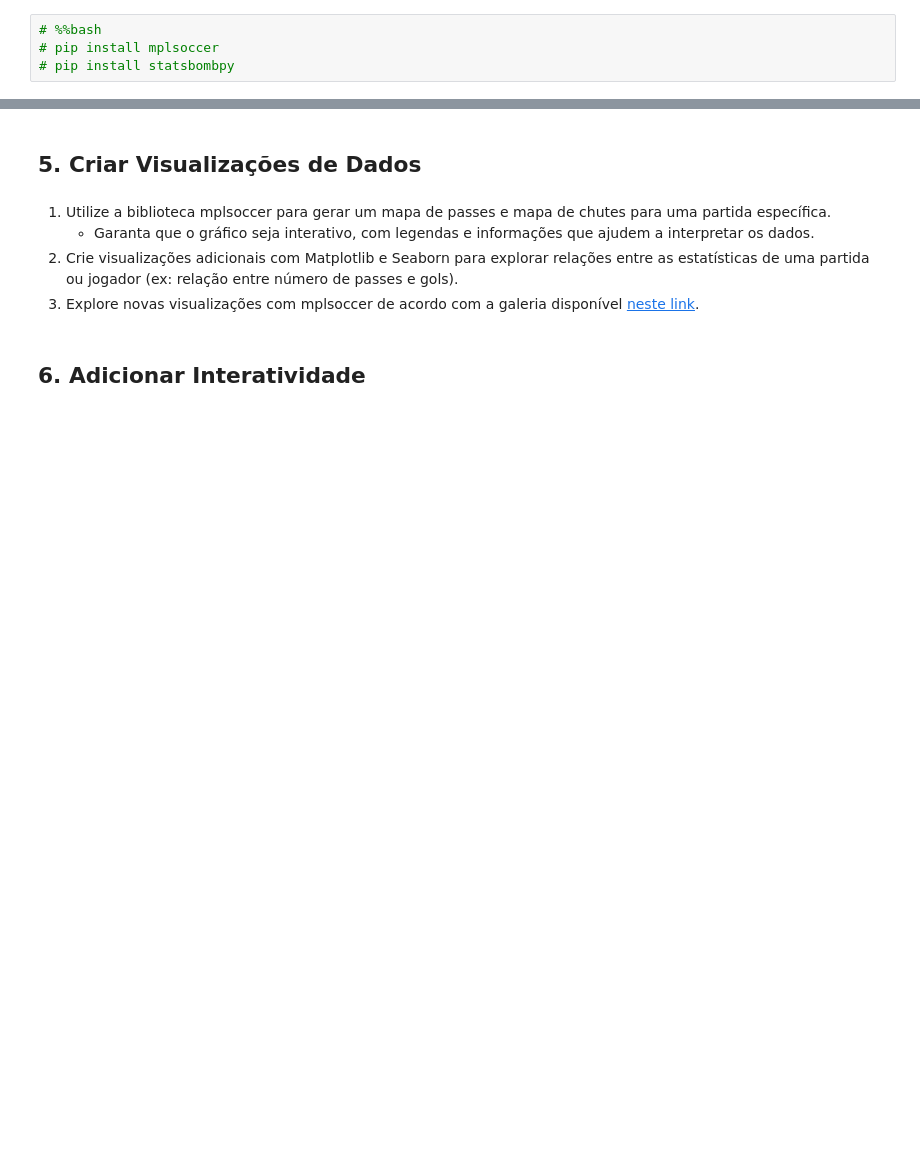
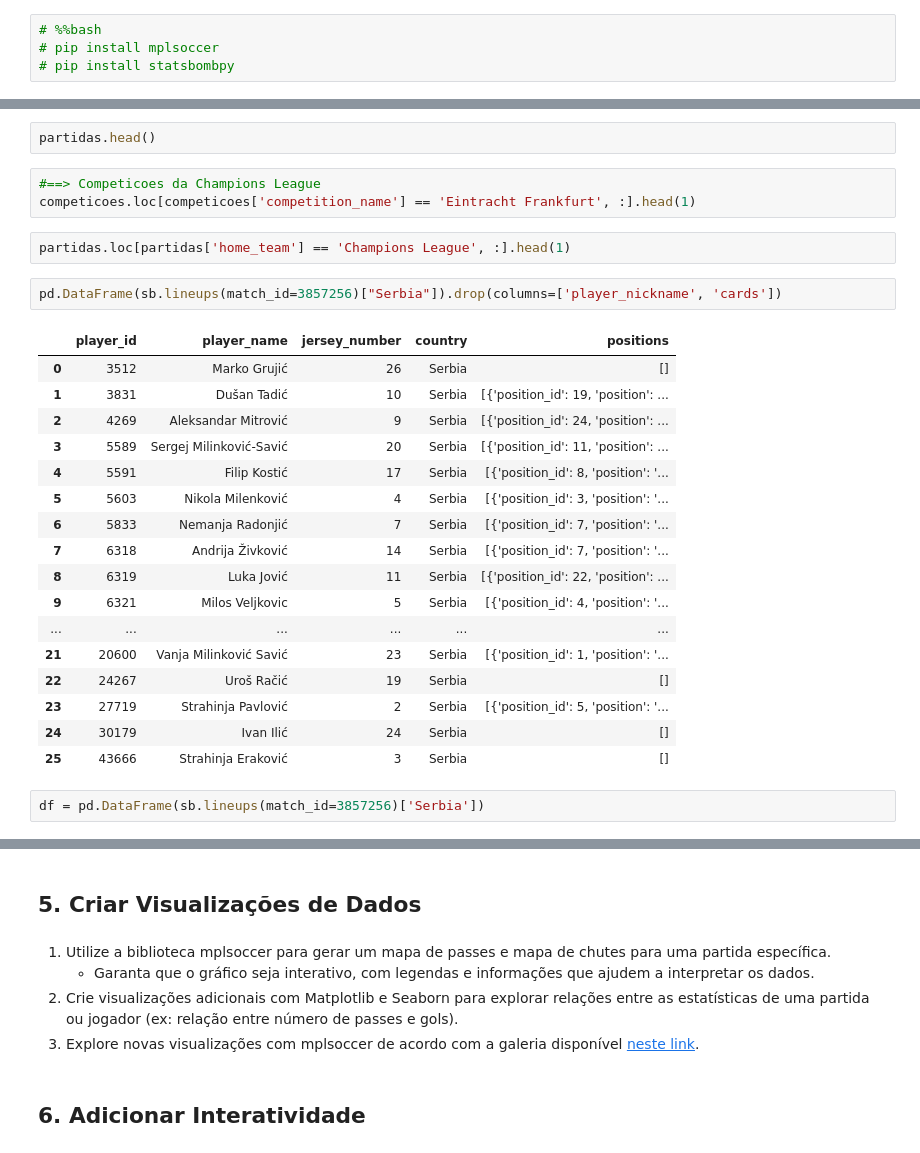
Before and after one commit to maik-junior/ATDR1, a Jupyter notebook: src/main.ipynb, the cells around one changed output, grey strips where cells are left out. Cells and saved outputs as stored; diff of their text form; blank space fills up the shorter version.

```diff
--- a/src/main.ipynb
+++ b/src/main.ipynb
@@ -118,0 +257,29 @@ if __name__ == "__main__":
+# %%
+partidas.head()
+# %%
+#==> Competicoes da Champions League
+competicoes.loc[competicoes['competition_name'] == 'Eintracht Frankfurt', :].head(1)
+# %%
+partidas.loc[partidas['home_team'] == 'Champions League', :].head(1)
+# %%
+pd.DataFrame(sb.lineups(match_id=3857256)["Serbia"]).drop(columns=['player_nickname', 'cards'])
+# %% [output]
+|  | player_id | player_name | jersey_number | country | positions |
+| 0 | 3512 | Marko Grujić | 26 | Serbia | [] |
+| 1 | 3831 | Dušan Tadić | 10 | Serbia | [{'position_id': 19, 'position': ... |
+| 2 | 4269 | Aleksandar Mitrović | 9 | Serbia | [{'position_id': 24, 'position': ... |
+| 3 | 5589 | Sergej Milinković-Savić | 20 | Serbia | [{'position_id': 11, 'position': ... |
+| 4 | 5591 | Filip Kostić | 17 | Serbia | [{'position_id': 8, 'position': '... |
+| 5 | 5603 | Nikola Milenković | 4 | Serbia | [{'position_id': 3, 'position': '... |
+| 6 | 5833 | Nemanja Radonjić | 7 | Serbia | [{'position_id': 7, 'position': '... |
+| 7 | 6318 | Andrija Živković | 14 | Serbia | [{'position_id': 7, 'position': '... |
+| 8 | 6319 | Luka Jović | 11 | Serbia | [{'position_id': 22, 'position': ... |
+| 9 | 6321 | Milos Veljkovic | 5 | Serbia | [{'position_id': 4, 'position': '... |
+| ... | ... | ... | ... | ... | ... |
+| 21 | 20600 | Vanja Milinković Savić | 23 | Serbia | [{'position_id': 1, 'position': '... |
+| 22 | 24267 | Uroš Račić | 19 | Serbia | [] |
+| 23 | 27719 | Strahinja Pavlović | 2 | Serbia | [{'position_id': 5, 'position': '... |
+| 24 | 30179 | Ivan Ilić | 24 | Serbia | [] |
+| 25 | 43666 | Strahinja Eraković | 3 | Serbia | [] |
+# %%
+df = pd.DataFrame(sb.lineups(match_id=3857256)['Serbia'])
```
Also changed, not shown: parts of 21 cells of this notebook, 2 other files.
